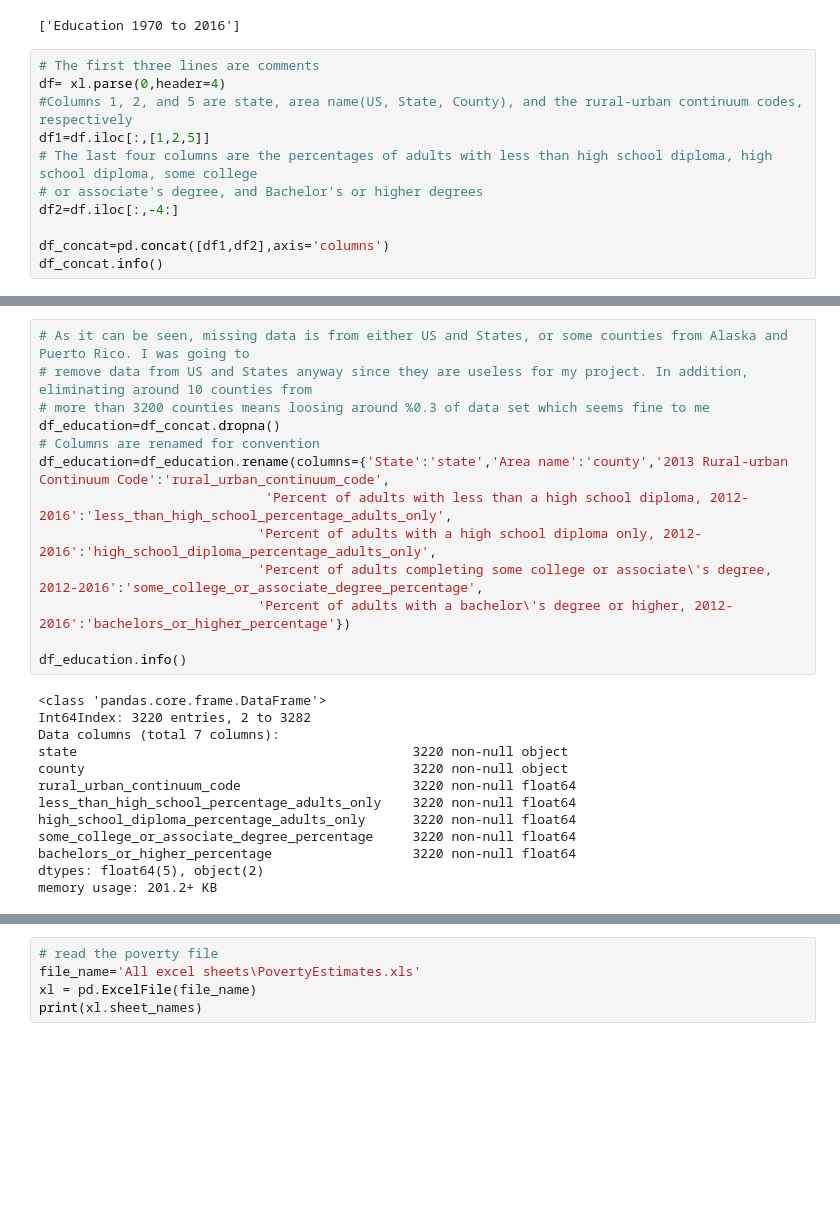
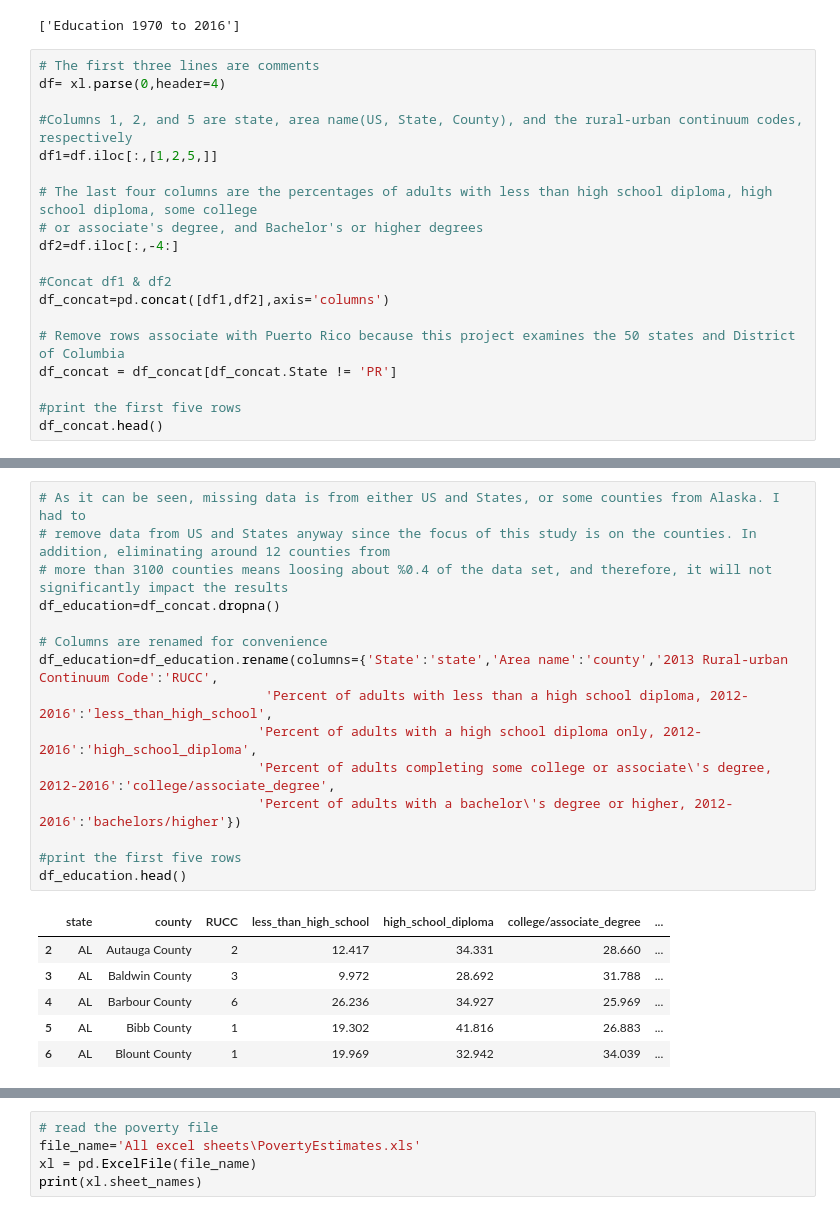
Before and after one commit to moeinsoodavi/Springboard, a Jupyter notebook: Capstone Project 1/Capstone Project 1 - Data Wrangling.ipynb, the cells around one changed output, grey strips where cells are left out. Cells and saved outputs as stored; diff of their text form; blank space fills up the shorter version.

```diff
--- a/Capstone Project 1/Capstone Project 1 - Data Wrangling.ipynb
+++ b/Capstone Project 1/Capstone Project 1 - Data Wrangling.ipynb
@@ -9,12 +9,20 @@ print(xl.sheet_names)
 # %%
 # The first three lines are comments
 df= xl.parse(0,header=4)
+
 #Columns 1, 2, and 5 are state, area name(US, State, County), and the rural-urban continuum codes, respectively
-df1=df.iloc[:,[1,2,5]]
+df1=df.iloc[:,[1,2,5,]]
+
 # The last four columns are the percentages of adults with less than high school diploma, high school diploma, some college
 # or associate's degree, and Bachelor's or higher degrees
 df2=df.iloc[:,-4:]
 
+#Concat df1 & df2
 df_concat=pd.concat([df1,df2],axis='columns')
-df_concat.info()
+
+# Remove rows associate with Puerto Rico because this project examines the 50 states and District of Columbia
+df_concat = df_concat[df_concat.State != 'PR']
+
+#print the first five rows
+df_concat.head()
 # %% [output]
@@ -55,26 +74,22 @@ df_concat.loc[df_concat.isnull().any(axis=1),['State','Area name']]
 # %%
-# As it can be seen, missing data is from either US and States, or some counties from Alaska and Puerto Rico. I was going to
-# remove data from US and States anyway since they are useless for my project. In addition, eliminating around 10 counties from
-# more than 3200 counties means loosing around %0.3 of data set which seems fine to me
+# As it can be seen, missing data is from either US and States, or some counties from Alaska. I had to
+# remove data from US and States anyway since the focus of this study is on the counties. In addition, eliminating around 12 counties from
+# more than 3100 counties means loosing about %0.4 of the data set, and therefore, it will not significantly impact the results
 df_education=df_concat.dropna()
-# Columns are renamed for convention
-df_education=df_education.rename(columns={'State':'state','Area name':'county','2013 Rural-urban Continuum Code':'rural_urban_continuum_code',
-                             'Percent of adults with less than a high school diploma, 2012-2016':'less_than_high_school_percentage_adults_only',
-                            'Percent of adults with a high school diploma only, 2012-2016':'high_school_diploma_percentage_adults_only',
-                            'Percent of adults completing some college or associate\'s degree, 2012-2016':'some_college_or_associate_degree_percentage',
-                            'Percent of adults with a bachelor\'s degree or higher, 2012-2016':'bachelors_or_higher_percentage'})
 
-df_education.info()
+# Columns are renamed for convenience
+df_education=df_education.rename(columns={'State':'state','Area name':'county','2013 Rural-urban Continuum Code':'RUCC',
+                             'Percent of adults with less than a high school diploma, 2012-2016':'less_than_high_school',
+                            'Percent of adults with a high school diploma only, 2012-2016':'high_school_diploma',
+                            'Percent of adults completing some college or associate\'s degree, 2012-2016':'college/associate_degree',
+                            'Percent of adults with a bachelor\'s degree or higher, 2012-2016':'bachelors/higher'})
+
+#print the first five rows
+df_education.head()
 # %% [output]
-<class 'pandas.core.frame.DataFrame'>
-Int64Index: 3220 entries, 2 to 3282
-Data columns (total 7 columns):
-state                                           3220 non-null object
-county                                          3220 non-null object
-rural_urban_continuum_code                      3220 non-null float64
-less_than_high_school_percentage_adults_only    3220 non-null float64
-high_school_diploma_percentage_adults_only      3220 non-null float64
-some_college_or_associate_degree_percentage     3220 non-null float64
-bachelors_or_higher_percentage                  3220 non-null float64
-dtypes: float64(5), object(2)
-memory usage: 201.2+ KB
+|  | state | county | RUCC | less_than_high_school | high_school_diploma | college/associate_degree | ... |
+| 2 | AL | Autauga County | 2 | 12.417 | 34.331 | 28.660 | ... |
+| 3 | AL | Baldwin County | 3 | 9.972 | 28.692 | 31.788 | ... |
+| 4 | AL | Barbour County | 6 | 26.236 | 34.927 | 25.969 | ... |
+| 5 | AL | Bibb County | 1 | 19.302 | 41.816 | 26.883 | ... |
+| 6 | AL | Blount County | 1 | 19.969 | 32.942 | 34.039 | ... |
```
Also changed, not shown: parts of 26 cells of this notebook, 5 other files.
